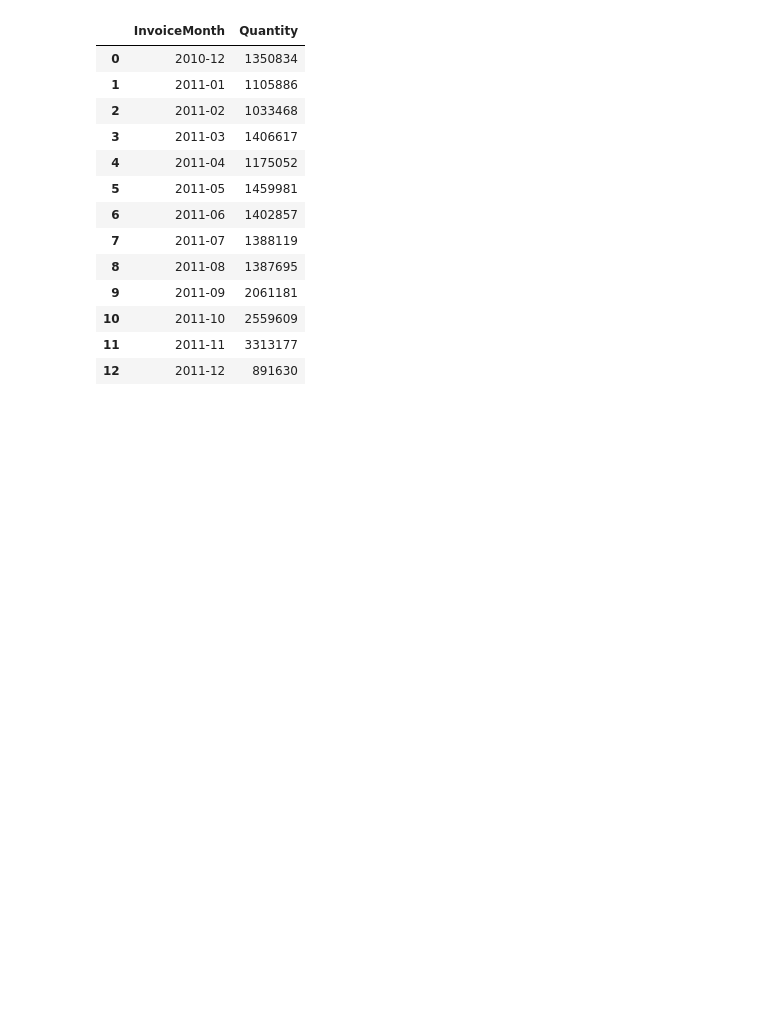
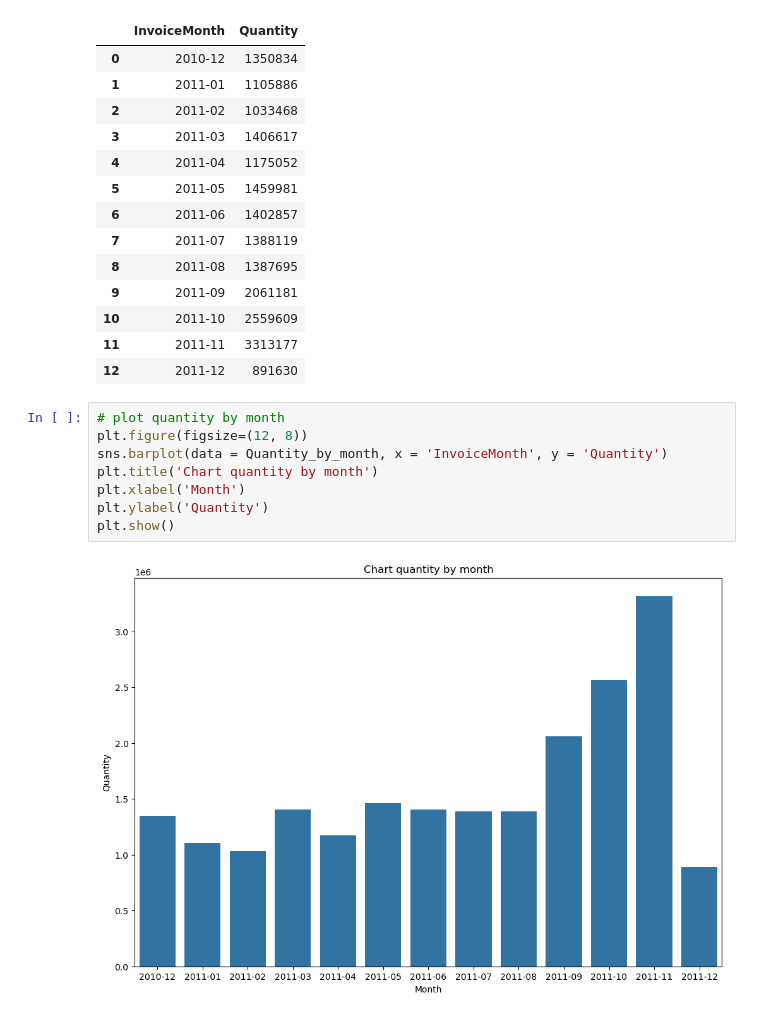
Before and after one commit to tsissam/Amdari_Cohort_Analysis_for_assessing_customer_retention_in_E-commerce_industry, a Jupyter notebook: notebooks/02_eda_sales_behavior.ipynb, the cells around one changed output. Drawn from its saved outputs; the diff is of its cells as text; blank space fills up the shorter version.

```diff
--- a/notebooks/02_eda_sales_behavior.ipynb
+++ b/notebooks/02_eda_sales_behavior.ipynb
@@ -145,6 +160,16 @@ Quantity_by_month
 | 10 | 2011-10 | 2559609 |
 | 11 | 2011-11 | 3313177 |
 | 12 | 2011-12 | 891630 |
+# %%
+# plot quantity by month
+plt.figure(figsize=(12, 8))
+sns.barplot(data = Quantity_by_month, x = 'InvoiceMonth', y = 'Quantity')
+plt.title('Chart quantity by month')
+plt.xlabel('Month')
+plt.ylabel('Quantity')
+plt.show()
+# %% [output]
+[figure, added]
 # %%
 Quantity_by_month = Quantity_by_month.sort_values('Quantity', ascending = False).reset_index()
 Quantity_by_month
```
Also changed, not shown: parts of 16 cells of this notebook, 3 other files.
